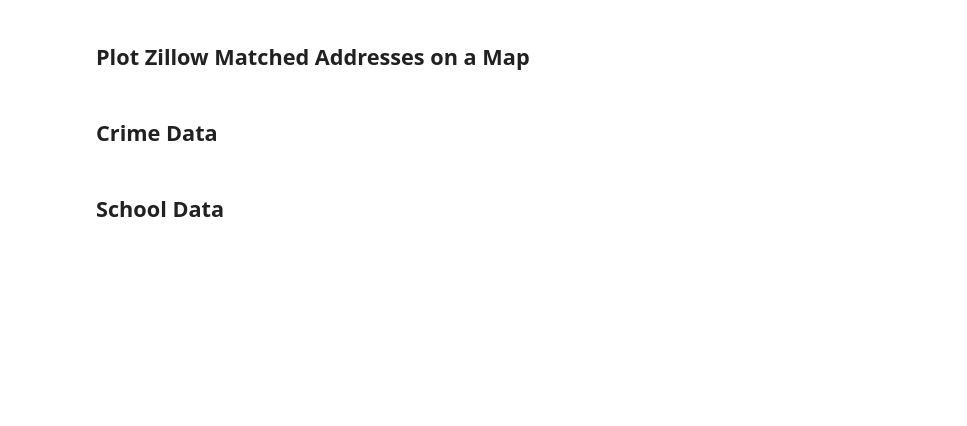
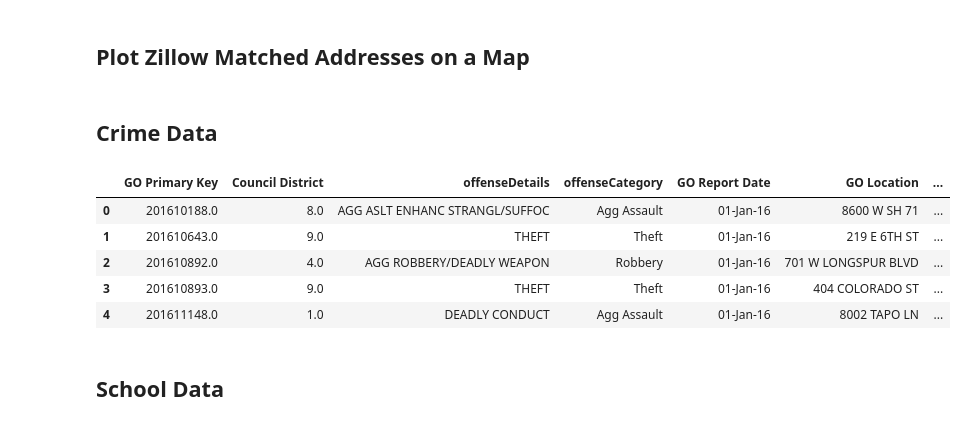
Before and after one commit to vlarie/EPIC_team5_Project2, a Jupyter notebook: jupyter notebooks/EPICdata.ipynb, the cells around one changed output. Drawn from its saved outputs; the diff is of its cells as text; code cells hidden in the pictures; blank space fills up the shorter version.

```diff
--- a/jupyter notebooks/EPICdata.ipynb
+++ b/jupyter notebooks/EPICdata.ipynb
@@ -798,3 +798,15 @@ crimeCounts = crimeDFsorted["offenseCategory"].value_counts()
 print(len(crimeDFsorted))
 # %%
 crimeDFzip.to_csv("../data/crimeData.csv", index=False, header=True)
+# %%
+# Read in new crime file
+crimeDF = csvDF("../data/crimeData.csv")
+# %%
+crimeDF.head()
+# %% [output]
+|  | GO Primary Key | Council District | offenseDetails | offenseCategory | GO Report Date | GO Location | ... |
+| 0 | 201610188.0 | 8.0 | AGG ASLT ENHANC STRANGL/SUFFOC | Agg Assault | 01-Jan-16 | 8600 W SH 71 | ... |
+| 1 | 201610643.0 | 9.0 | THEFT | Theft | 01-Jan-16 | 219 E 6TH ST | ... |
+| 2 | 201610892.0 | 4.0 | AGG ROBBERY/DEADLY WEAPON | Robbery | 01-Jan-16 | 701 W LONGSPUR BLVD | ... |
+| 3 | 201610893.0 | 9.0 | THEFT | Theft | 01-Jan-16 | 404 COLORADO ST | ... |
+| 4 | 201611148.0 | 1.0 | DEADLY CONDUCT | Agg Assault | 01-Jan-16 | 8002 TAPO LN | ... |
```
Also changed, not shown: parts of 1 cell of this notebook.
